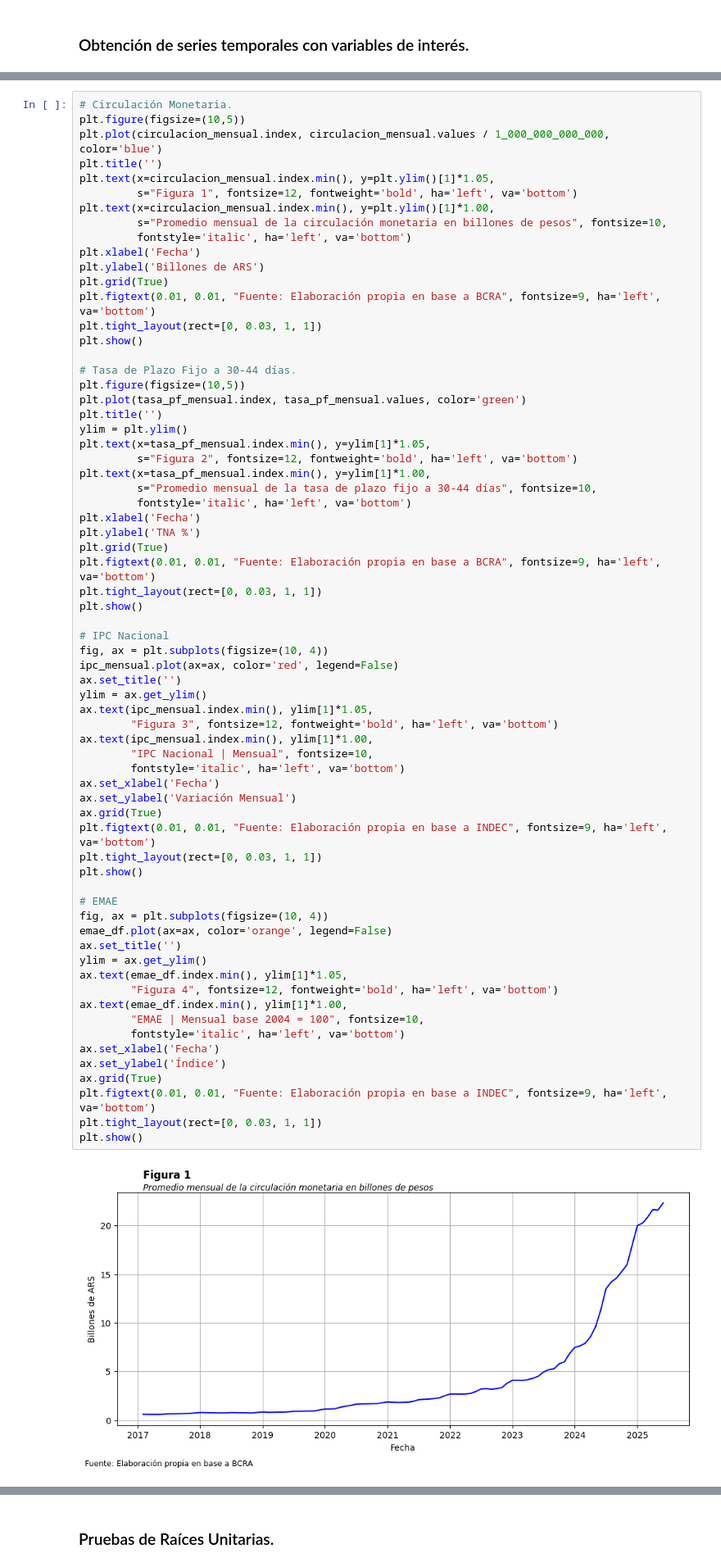
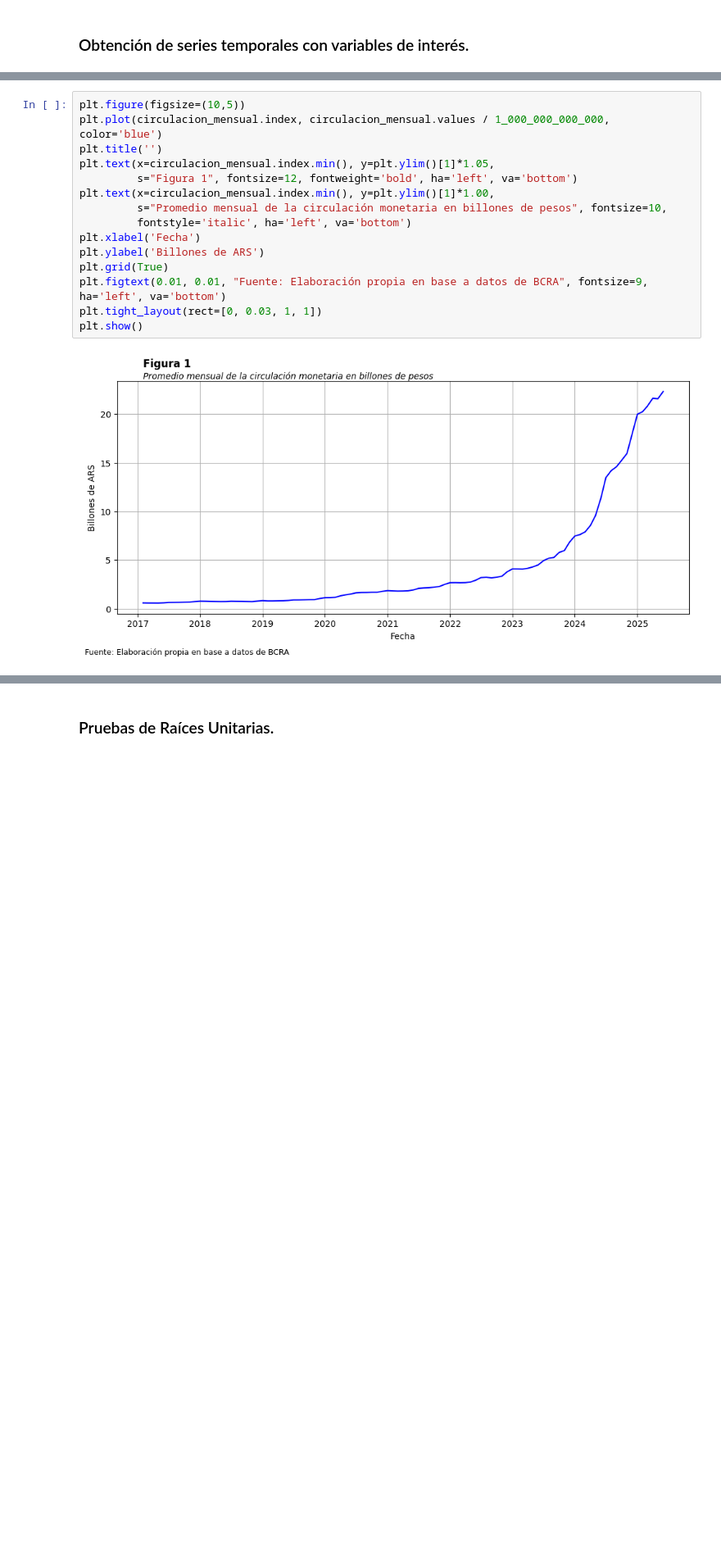
Before and after one commit to georgsmeinung/ast-tp, a Jupyter notebook: AST_TP1_Cancelas_Filipuzzi_Gallardo_Nicolau.ipynb, the cells around one changed output, grey strips where cells are left out. Shown at 82% size. Cells and saved outputs as stored; diff of their text form; blank space fills up the shorter version.

```diff
--- a/AST_TP1_Cancelas_Filipuzzi_Gallardo_Nicolau.ipynb
+++ b/AST_TP1_Cancelas_Filipuzzi_Gallardo_Nicolau.ipynb
@@ -178,69 +223,17 @@ dtype: float64
 # %%
-# Circulación Monetaria.
 plt.figure(figsize=(10,5))
 plt.plot(circulacion_mensual.index, circulacion_mensual.values / 1_000_000_000_000, color='blue')
 plt.title('')
 plt.text(x=circulacion_mensual.index.min(), y=plt.ylim()[1]*1.05,
          s="Figura 1", fontsize=12, fontweight='bold', ha='left', va='bottom')
 plt.text(x=circulacion_mensual.index.min(), y=plt.ylim()[1]*1.00,
          s="Promedio mensual de la circulación monetaria en billones de pesos", fontsize=10,
          fontstyle='italic', ha='left', va='bottom')
 plt.xlabel('Fecha')
 plt.ylabel('Billones de ARS')
 plt.grid(True)
-plt.figtext(0.01, 0.01, "Fuente: Elaboración propia en base a BCRA", fontsize=9, ha='left', va='bottom')
+plt.figtext(0.01, 0.01, "Fuente: Elaboración propia en base a datos de BCRA", fontsize=9, ha='left', va='bottom')
 plt.tight_layout(rect=[0, 0.03, 1, 1])
 plt.show()
-
-# Tasa de Plazo Fijo a 30-44 días.
-plt.figure(figsize=(10,5))
-plt.plot(tasa_pf_mensual.index, tasa_pf_mensual.values, color='green')
-plt.title('')
-ylim = plt.ylim()
-plt.text(x=tasa_pf_mensual.index.min(), y=ylim[1]*1.05,
-         s="Figura 2", fontsize=12, fontweight='bold', ha='left', va='bottom')
-plt.text(x=tasa_pf_mensual.index.min(), y=ylim[1]*1.00,
-         s="Promedio mensual de la tasa de plazo fijo a 30-44 días", fontsize=10,
-         fontstyle='italic', ha='left', va='bottom')
-plt.xlabel('Fecha')
-plt.ylabel('TNA %')
-plt.grid(True)
-plt.figtext(0.01, 0.01, "Fuente: Elaboración propia en base a BCRA", fontsize=9, ha='left', va='bottom')
-plt.tight_layout(rect=[0, 0.03, 1, 1])
-plt.show()
-
-# IPC Nacional
-fig, ax = plt.subplots(figsize=(10, 4))
-ipc_mensual.plot(ax=ax, color='red', legend=False)
-ax.set_title('')
-ylim = ax.get_ylim()
-ax.text(ipc_mensual.index.min(), ylim[1]*1.05,
-        "Figura 3", fontsize=12, fontweight='bold', ha='left', va='bottom')
-ax.text(ipc_mensual.index.min(), ylim[1]*1.00,
-        "IPC Nacional | Mensual", fontsize=10,
-        fontstyle='italic', ha='left', va='bottom')
-ax.set_xlabel('Fecha')
-ax.set_ylabel('Variación Mensual')
-ax.grid(True)
-plt.figtext(0.01, 0.01, "Fuente: Elaboración propia en base a INDEC", fontsize=9, ha='left', va='bottom')
-plt.tight_layout(rect=[0, 0.03, 1, 1])
-plt.show()
-
-# EMAE
-fig, ax = plt.subplots(figsize=(10, 4))
-emae_df.plot(ax=ax, color='orange', legend=False)
-ax.set_title('')
-ylim = ax.get_ylim()
-ax.text(emae_df.index.min(), ylim[1]*1.05,
-        "Figura 4", fontsize=12, fontweight='bold', ha='left', va='bottom')
-ax.text(emae_df.index.min(), ylim[1]*1.00,
-        "EMAE | Mensual base 2004 = 100", fontsize=10,
-        fontstyle='italic', ha='left', va='bottom')
-ax.set_xlabel('Fecha')
-ax.set_ylabel('Índice')
-ax.grid(True)
-plt.figtext(0.01, 0.01, "Fuente: Elaboración propia en base a INDEC", fontsize=9, ha='left', va='bottom')
-plt.tight_layout(rect=[0, 0.03, 1, 1])
-plt.show()
 # %% [output]
-[figure, old version]
+[figure, new version]
```
Also changed, not shown: parts of 31 cells of this notebook.
